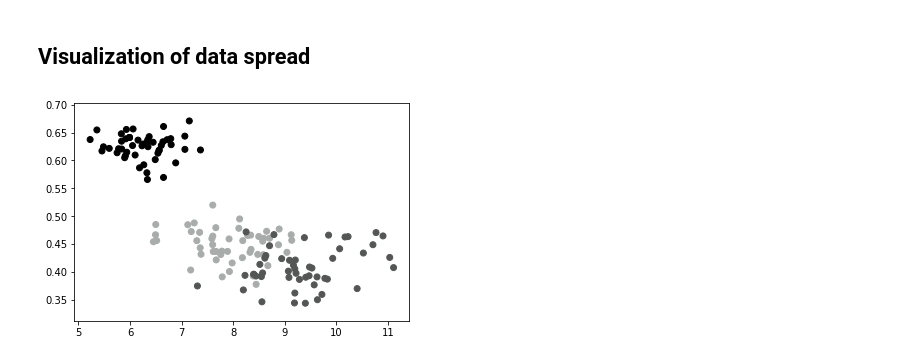
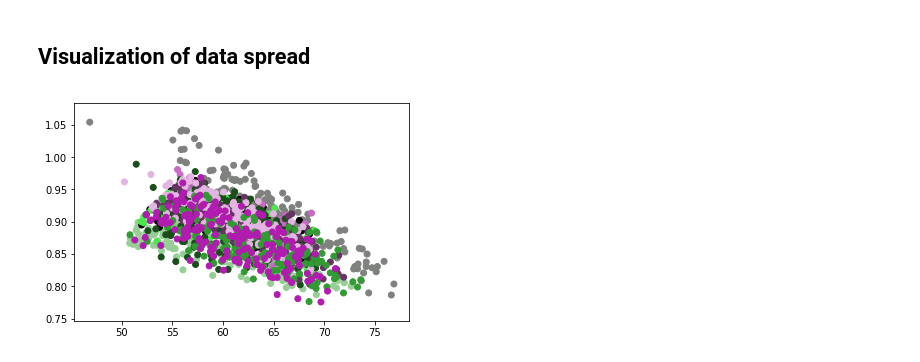
Before and after one commit to kamilgregorczyk/AI-NN-PCA, a Jupyter notebook: zadanie_domowe.ipynb, the cells around one changed output. Drawn from its saved outputs; the diff is of its cells as text; code cells hidden in the pictures.

```diff
--- a/zadanie_domowe.ipynb
+++ b/zadanie_domowe.ipynb
@@ -43,9 +43,9 @@ def compute_errors(ratio: int, queue: Queue):
 ### Here you can choose which dataset you'd like to load.
 This algorytm was tested with iris, digits, and diabetes data.
 # %%
-samples: Samples = Samples.load_from_bunch(load_iris())
+#samples: Samples = Samples.load_from_bunch(load_iris())
 #samples: Samples = Samples.load_from_bunch(load_diabetes())
-#samples: Samples = Samples.load_from_bunch(load_digits())
+samples: Samples = Samples.load_from_bunch(load_digits())
 # %%
 samples.print_details()
 
@@ -80,11 +87,6 @@ Best ration is 0.3 with error probability: 2.2222222222222223
 # %% [markdown]
 ## Visualization of data spread
-# %%
-visual_data: List[Tuple[float, float, str]] = samples.get_visual_data()
-x = list(zip(*visual_data))[0]
-y = list(zip(*visual_data))[1]
-colors = list(zip(*visual_data))[2]
-plt.scatter(x, y, c=colors)
-plt.show()
-# %% [output]
-[figure, removed]
+# %%
+samples.visualize()
+# %% [output]
+[figure, added]
```
Also changed, not shown: parts of 4 cells of this notebook, 2 other files.
